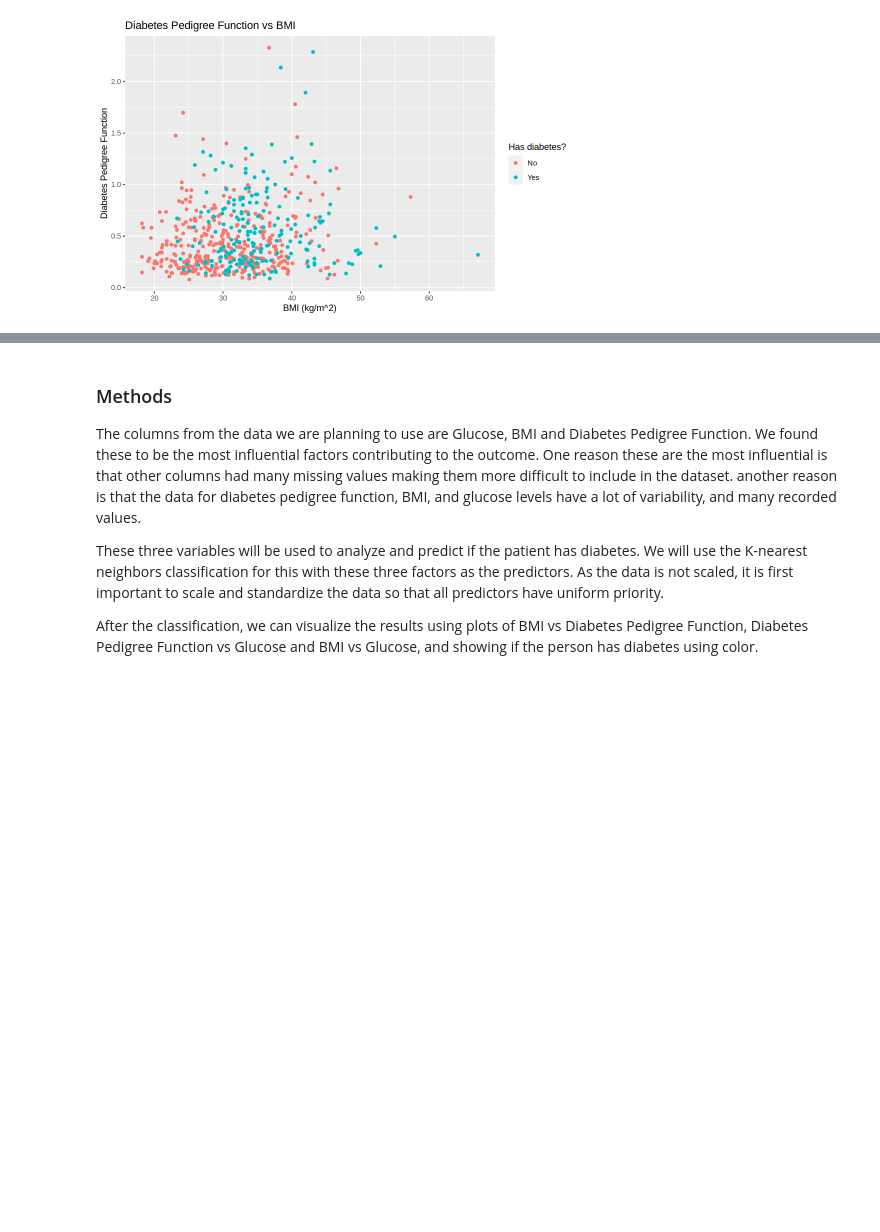
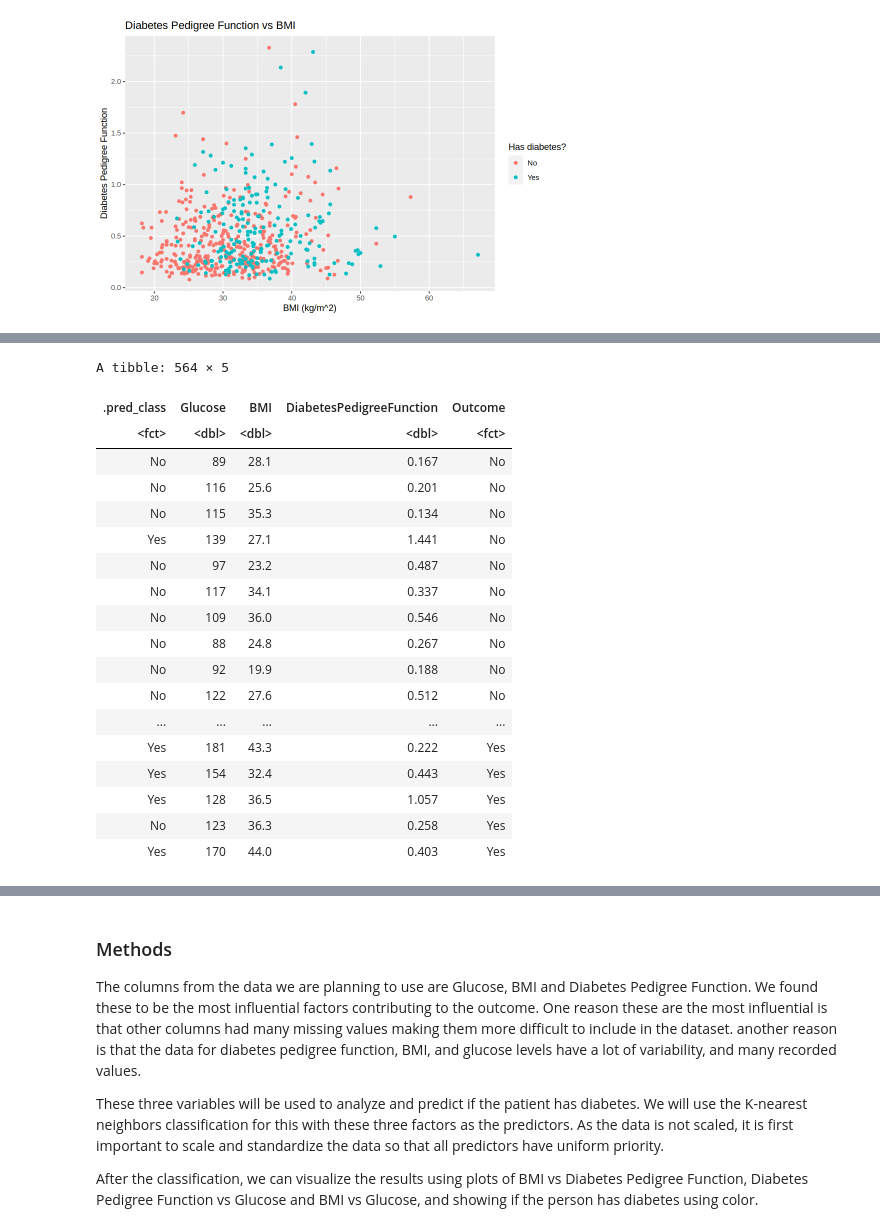
Before and after one commit to AmritS14/DSCI-Project, a Jupyter notebook: Project.ipynb, the cells around one changed output, grey strips where cells are left out. Saved outputs shown, nothing was run; the diff lists cells and outputs as text; code cells hidden in the pictures; blank space fills up the shorter version.

```diff
--- a/Project.ipynb
+++ b/Project.ipynb
@@ -151,6 +175,7 @@ set.seed(1234)
 
 diabetes_split <- initial_split(final_data, prop = 0.75, strata = Outcome)
 diabetes_train <- training(diabetes_split)
+diabetes_test <- training(diabetes_split)
 
 #count number of rows
 num_of_obs <- diabetes_train |>
@@ -185,7 +212,10 @@ A tibble: 2 × 2
 #convert outcome to a factor type
 diabetes_train <- diabetes_train|>
                   mutate(Outcome = as.factor(Outcome))
+diabetes_test <- diabetes_test|>
+                  mutate(Outcome = as.factor(Outcome))
 diabetes_train
+diabetes_test
 # %% [output]
 A tibble: 564 × 4
 | Glucose | BMI | DiabetesPedigreeFunction | Outcome |
@@ -283,0 +330,10 @@ cross_val_plot
+# %%
+diabetes_spec <- nearest_neighbor(weight_func = "rectangular", neighbors = 41) |>
+              set_engine("kknn")|>
+              set_mode("classification")
+
+diabetes_fit <- workflow()|>
+            add_recipe(knn_recipe)|>
+            add_model(diabetes_spec)|>
+            fit(data=diabetes_train)
+diabetes_fit
@@ -283,0 +357,25 @@ cross_val_plot
+# %%
+diabetes_test_predictions <- predict(diabetes_fit, diabetes_test) |>
+  bind_cols(diabetes_test)
+
+diabetes_test_predictions
+# %% [output]
+A tibble: 564 × 5
+| .pred_class | Glucose | BMI | DiabetesPedigreeFunction | Outcome |
+| <fct> | <dbl> | <dbl> | <dbl> | <fct> |
+| No | 89 | 28.1 | 0.167 | No |
+| No | 116 | 25.6 | 0.201 | No |
+| No | 115 | 35.3 | 0.134 | No |
+| Yes | 139 | 27.1 | 1.441 | No |
+| No | 97 | 23.2 | 0.487 | No |
+| No | 117 | 34.1 | 0.337 | No |
+| No | 109 | 36.0 | 0.546 | No |
+| No | 88 | 24.8 | 0.267 | No |
+| No | 92 | 19.9 | 0.188 | No |
+| No | 122 | 27.6 | 0.512 | No |
+| ... | ... | ... | ... | ... |
+| Yes | 181 | 43.3 | 0.222 | Yes |
+| Yes | 154 | 32.4 | 0.443 | Yes |
+| Yes | 128 | 36.5 | 1.057 | Yes |
+| No | 123 | 36.3 | 0.258 | Yes |
+| Yes | 170 | 44.0 | 0.403 | Yes |
```
Also changed, not shown: parts of 10 cells of this notebook.
